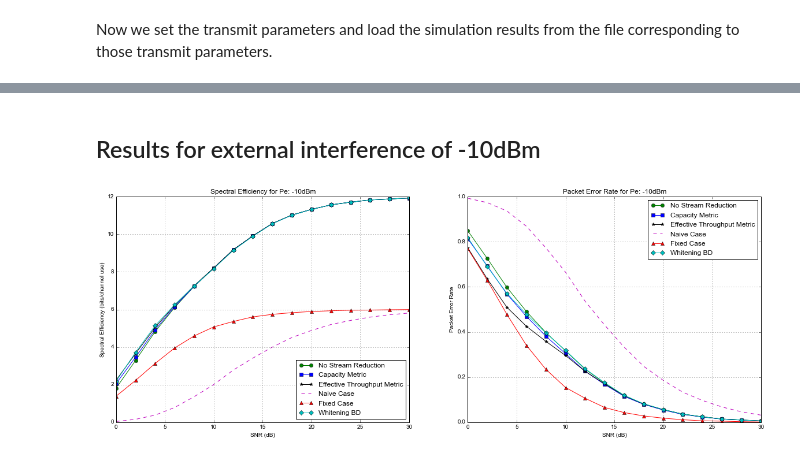
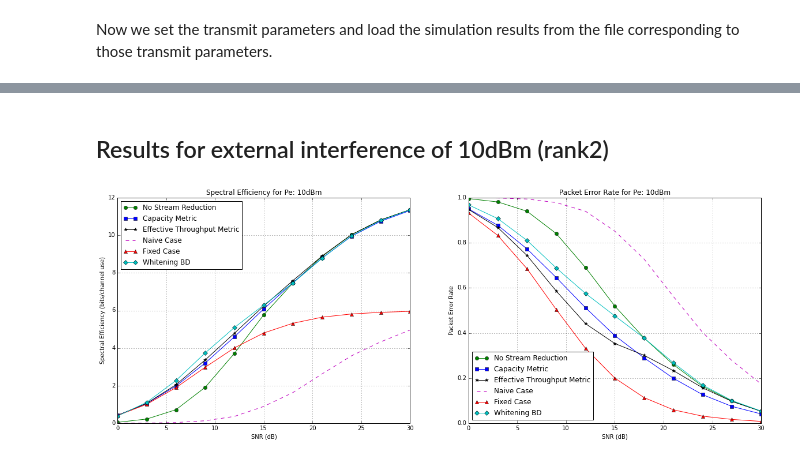
Before and after one commit to darcamo/pyphysim, a Jupyter notebook: apps/comp_BD/Block Diagonalization.ipynb, the cells around one changed output, grey strips where cells are left out. Saved outputs shown, nothing was run; the diff lists cells and outputs as text; code cells hidden in the pictures.

Commit message:
Fix BD notebook and add rank 2 results
Fix BD notebook to account past changes in pyphysim. More specifically
change the import statements.

Furthermore, add results for rank 2 external interference.

```diff
--- a/apps/comp_BD/Block Diagonalization.ipynb
+++ b/apps/comp_BD/Block Diagonalization.ipynb
@@ -23,7 +30,10 @@ from apps.simulate_comp import plot_spectral_efficience_all_metrics, plot_per_al
 # %% [markdown]
 Now we set the transmit parameters and load the simulation results from the file corresponding to those transmit parameters.
-# %%
-results_filename = 'bd_results'
-results = SimulationResults.load_from_file('{0}{1}'.format(results_filename, '.pickle'))
-SNR = results.params['SNR']
+# %%
+results_filename_rank_1 = 'bd_results_2x2_ext_int_rank_1'
+results_filename_rank_2 = 'bd_results_2x2_ext_int_rank_2'
+results_rank_1 = SimulationResults.load_from_file('{0}{1}'.format(results_filename_rank_1, '.pickle'))
+SNR_rank_1 = results_rank_1.params['SNR']
+results_rank_2 = SimulationResults.load_from_file('{0}{1}'.format(results_filename_rank_2, '.pickle'))
+SNR_rank_2 = results_rank_2.params['SNR']
 # %% [markdown]
@@ -47,9 +66,9 @@ fig = plot_per_all_metrics(results, Pe_dBm, ax[1])
 # %% [markdown]
-## Results for external interference of -10dBm
+## Results for external interference of 10dBm (rank2)
 # %%
-Pe_dBm = -10
+Pe_dBm = 10
 fig, ax = plt.subplots(nrows=1, ncols=2, figsize=(20,7))
-fig = plot_spectral_efficience_all_metrics(results, Pe_dBm, ax[0])
-fig = plot_per_all_metrics(results, Pe_dBm, ax[1])
+fig = plot_spectral_efficience_all_metrics(results_rank_2, Pe_dBm, ax[0])
+fig = plot_per_all_metrics(results_rank_2, Pe_dBm, ax[1])
 # %% [output]
-[figure, old version]
+[figure, new version]
```
Also changed, not shown: parts of 14 cells of this notebook.
